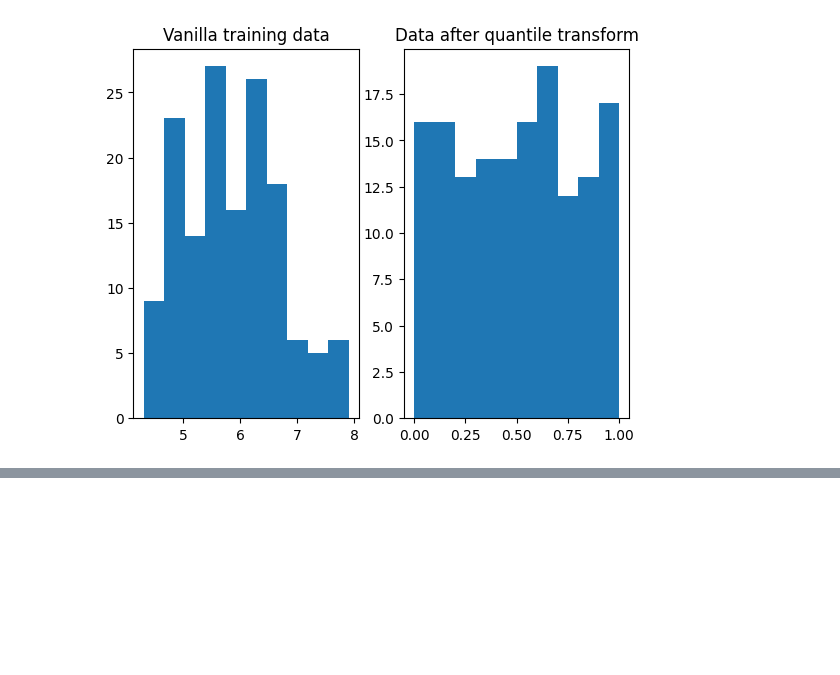
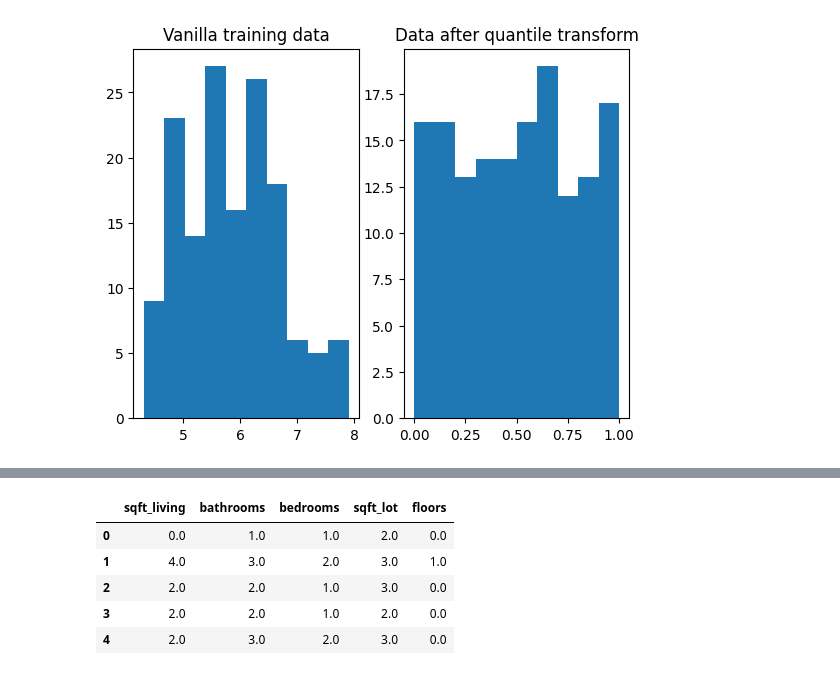
Before and after one commit to Criser2013/Machine-learning, a Jupyter notebook: handling_numerical_data.ipynb, the cells around one changed output, grey strips where cells are left out. Saved outputs shown, nothing was run; the diff lists cells and outputs as text; code cells hidden in the pictures; blank space fills up the shorter version.

```diff
--- a/handling_numerical_data.ipynb
+++ b/handling_numerical_data.ipynb
@@ -205,0 +217,16 @@ plt.show()
+# %%
+from sklearn.preprocessing import KBinsDiscretizer
+
+est = KBinsDiscretizer(encode="ordinal", random_state=123)
+est.set_output(transform="pandas")
+
+x_bins = est.fit_transform(DATA[NUMS])
+
+x_bins.head()
+# %% [output]
+|  | sqft_living | bathrooms | bedrooms | sqft_lot | floors |
+| 0 | 0.0 | 1.0 | 1.0 | 2.0 | 0.0 |
+| 1 | 4.0 | 3.0 | 2.0 | 3.0 | 1.0 |
+| 2 | 2.0 | 2.0 | 1.0 | 3.0 | 0.0 |
+| 3 | 2.0 | 2.0 | 1.0 | 2.0 | 0.0 |
+| 4 | 2.0 | 3.0 | 2.0 | 3.0 | 0.0 |
```
Also changed, not shown: parts of 9 cells of this notebook.
